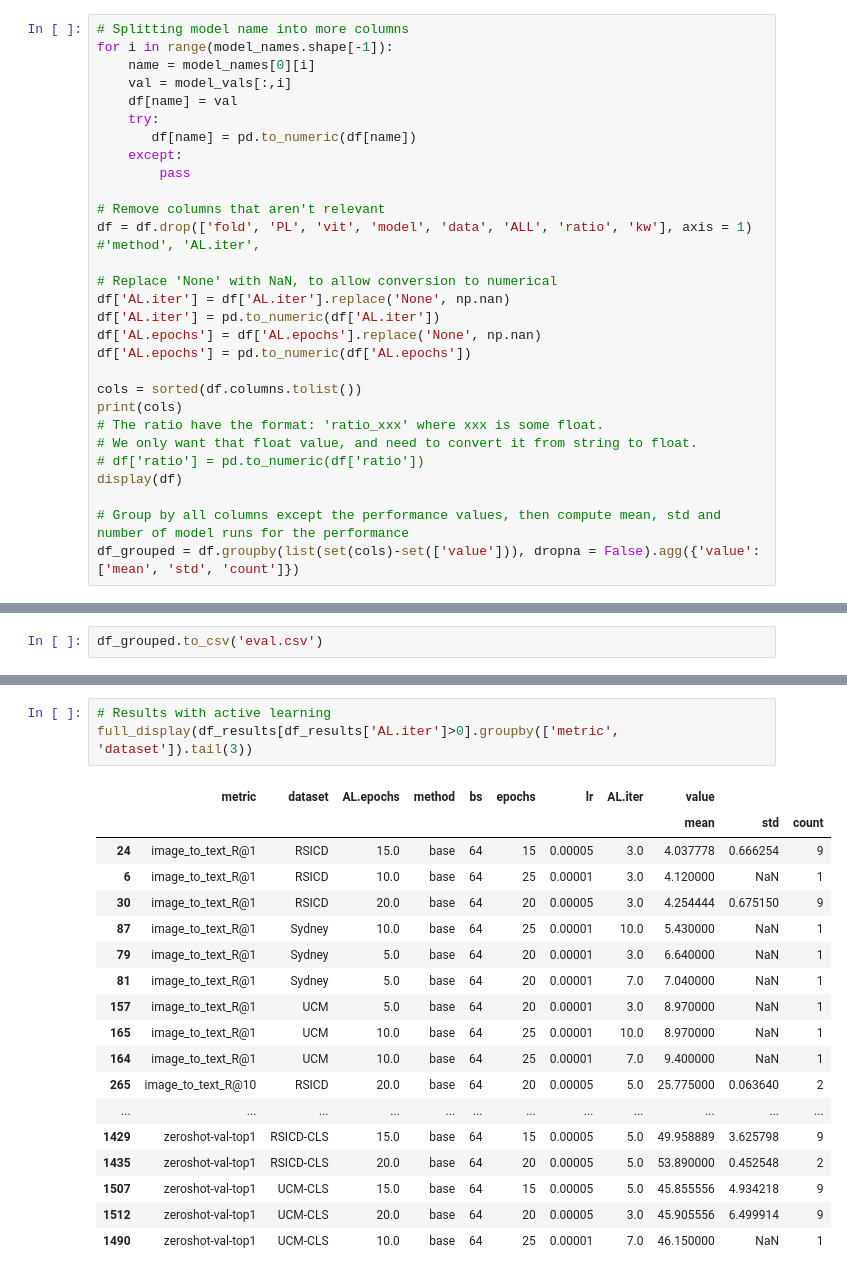
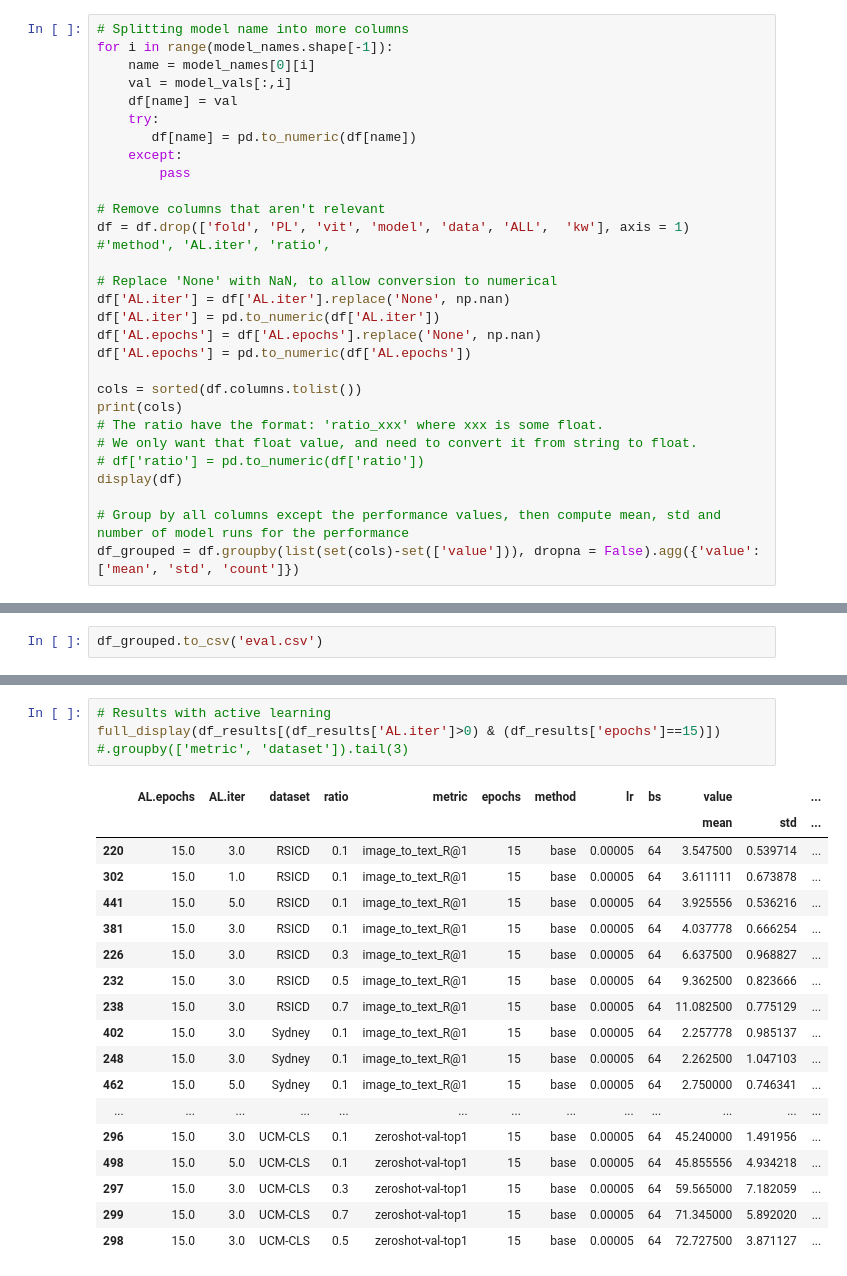
Before and after one commit to nataliehh/thesis2023-2024, a Jupyter notebook: results_analysis.ipynb, the cells around one changed output, grey strips where cells are left out. Saved outputs shown, nothing was run; the diff lists cells and outputs as text.

Commit message:
Getting more tuning results analyzed

```diff
--- a/results_analysis.ipynb
+++ b/results_analysis.ipynb
@@ -45,7 +45,7 @@ for i in range(model_names.shape[-1]):
         pass
 
 # Remove columns that aren't relevant
-df = df.drop(['fold', 'PL', 'vit', 'model', 'data', 'ALL', 'ratio', 'kw'], axis = 1) #'method', 'AL.iter',
+df = df.drop(['fold', 'PL', 'vit', 'model', 'data', 'ALL',  'kw'], axis = 1) #'method', 'AL.iter', 'ratio',
 
 # Replace 'None' with NaN, to allow conversion to numerical
 df['AL.iter'] = df['AL.iter'].replace('None', np.nan)
@@ -131,25 +131,25 @@ df_results.shape
 # %%
 # Results with active learning
-full_display(df_results[df_results['AL.iter']>0].groupby(['metric', 'dataset']).tail(3))
+full_display(df_results[(df_results['AL.iter']>0) & (df_results['epochs']==15)]) #.groupby(['metric', 'dataset']).tail(3)
 # %% [output]
-|  | metric | dataset | AL.epochs | method | bs | epochs | lr | AL.iter | value |  |  |
-|  |  |  |  |  |  |  |  |  | mean | std | count |
-| 24 | image_to_text_R@1 | RSICD | 15.0 | base | 64 | 15 | 0.00005 | 3.0 | 4.037778 | 0.666254 | 9 |
-| 6 | image_to_text_R@1 | RSICD | 10.0 | base | 64 | 25 | 0.00001 | 3.0 | 4.120000 | NaN | 1 |
-| 30 | image_to_text_R@1 | RSICD | 20.0 | base | 64 | 20 | 0.00005 | 3.0 | 4.254444 | 0.675150 | 9 |
-| 87 | image_to_text_R@1 | Sydney | 10.0 | base | 64 | 25 | 0.00001 | 10.0 | 5.430000 | NaN | 1 |
-| 79 | image_to_text_R@1 | Sydney | 5.0 | base | 64 | 20 | 0.00001 | 3.0 | 6.640000 | NaN | 1 |
-| 81 | image_to_text_R@1 | Sydney | 5.0 | base | 64 | 20 | 0.00001 | 7.0 | 7.040000 | NaN | 1 |
-| 157 | image_to_text_R@1 | UCM | 5.0 | base | 64 | 20 | 0.00001 | 3.0 | 8.970000 | NaN | 1 |
-| 165 | image_to_text_R@1 | UCM | 10.0 | base | 64 | 25 | 0.00001 | 10.0 | 8.970000 | NaN | 1 |
-| 164 | image_to_text_R@1 | UCM | 10.0 | base | 64 | 25 | 0.00001 | 7.0 | 9.400000 | NaN | 1 |
-| 265 | image_to_text_R@10 | RSICD | 20.0 | base | 64 | 20 | 0.00005 | 5.0 | 25.775000 | 0.063640 | 2 |
-| ... | ... | ... | ... | ... | ... | ... | ... | ... | ... | ... | ... |
-| 1429 | zeroshot-val-top1 | RSICD-CLS | 15.0 | base | 64 | 15 | 0.00005 | 5.0 | 49.958889 | 3.625798 | 9 |
-| 1435 | zeroshot-val-top1 | RSICD-CLS | 20.0 | base | 64 | 20 | 0.00005 | 5.0 | 53.890000 | 0.452548 | 2 |
-| 1507 | zeroshot-val-top1 | UCM-CLS | 15.0 | base | 64 | 15 | 0.00005 | 5.0 | 45.855556 | 4.934218 | 9 |
-| 1512 | zeroshot-val-top1 | UCM-CLS | 20.0 | base | 64 | 20 | 0.00005 | 3.0 | 45.905556 | 6.499914 | 9 |
-| 1490 | zeroshot-val-top1 | UCM-CLS | 10.0 | base | 64 | 25 | 0.00001 | 7.0 | 46.150000 | NaN | 1 |
+|  | AL.epochs | AL.iter | dataset | ratio | metric | epochs | method | lr | bs | value |  | ... |
+|  |  |  |  |  |  |  |  |  |  | mean | std | ... |
+| 220 | 15.0 | 3.0 | RSICD | 0.1 | image_to_text_R@1 | 15 | base | 0.00005 | 64 | 3.547500 | 0.539714 | ... |
+| 302 | 15.0 | 1.0 | RSICD | 0.1 | image_to_text_R@1 | 15 | base | 0.00005 | 64 | 3.611111 | 0.673878 | ... |
+| 441 | 15.0 | 5.0 | RSICD | 0.1 | image_to_text_R@1 | 15 | base | 0.00005 | 64 | 3.925556 | 0.536216 | ... |
+| 381 | 15.0 | 3.0 | RSICD | 0.1 | image_to_text_R@1 | 15 | base | 0.00005 | 64 | 4.037778 | 0.666254 | ... |
+| 226 | 15.0 | 3.0 | RSICD | 0.3 | image_to_text_R@1 | 15 | base | 0.00005 | 64 | 6.637500 | 0.968827 | ... |
+| 232 | 15.0 | 3.0 | RSICD | 0.5 | image_to_text_R@1 | 15 | base | 0.00005 | 64 | 9.362500 | 0.823666 | ... |
+| 238 | 15.0 | 3.0 | RSICD | 0.7 | image_to_text_R@1 | 15 | base | 0.00005 | 64 | 11.082500 | 0.775129 | ... |
+| 402 | 15.0 | 3.0 | Sydney | 0.1 | image_to_text_R@1 | 15 | base | 0.00005 | 64 | 2.257778 | 0.985137 | ... |
+| 248 | 15.0 | 3.0 | Sydney | 0.1 | image_to_text_R@1 | 15 | base | 0.00005 | 64 | 2.262500 | 1.047103 | ... |
+| 462 | 15.0 | 5.0 | Sydney | 0.1 | image_to_text_R@1 | 15 | base | 0.00005 | 64 | 2.750000 | 0.746341 | ... |
+| ... | ... | ... | ... | ... | ... | ... | ... | ... | ... | ... | ... | ... |
+| 296 | 15.0 | 3.0 | UCM-CLS | 0.1 | zeroshot-val-top1 | 15 | base | 0.00005 | 64 | 45.240000 | 1.491956 | ... |
+| 498 | 15.0 | 5.0 | UCM-CLS | 0.1 | zeroshot-val-top1 | 15 | base | 0.00005 | 64 | 45.855556 | 4.934218 | ... |
+| 297 | 15.0 | 3.0 | UCM-CLS | 0.3 | zeroshot-val-top1 | 15 | base | 0.00005 | 64 | 59.565000 | 7.182059 | ... |
+| 299 | 15.0 | 3.0 | UCM-CLS | 0.7 | zeroshot-val-top1 | 15 | base | 0.00005 | 64 | 71.345000 | 5.892020 | ... |
+| 298 | 15.0 | 3.0 | UCM-CLS | 0.5 | zeroshot-val-top1 | 15 | base | 0.00005 | 64 | 72.727500 | 3.871127 | ... |
 # %%
 # Results for base CLIP model (filtered a bit)
 full_display(df_results[(df_results['AL.iter'].isna()) & (df_results['method'] == 'base') & (df_results['lr']==5e-5)].groupby(['metric', 'dataset']).tail(3))
```
Also changed, not shown: parts of 7 cells of this notebook, 1 other file.
